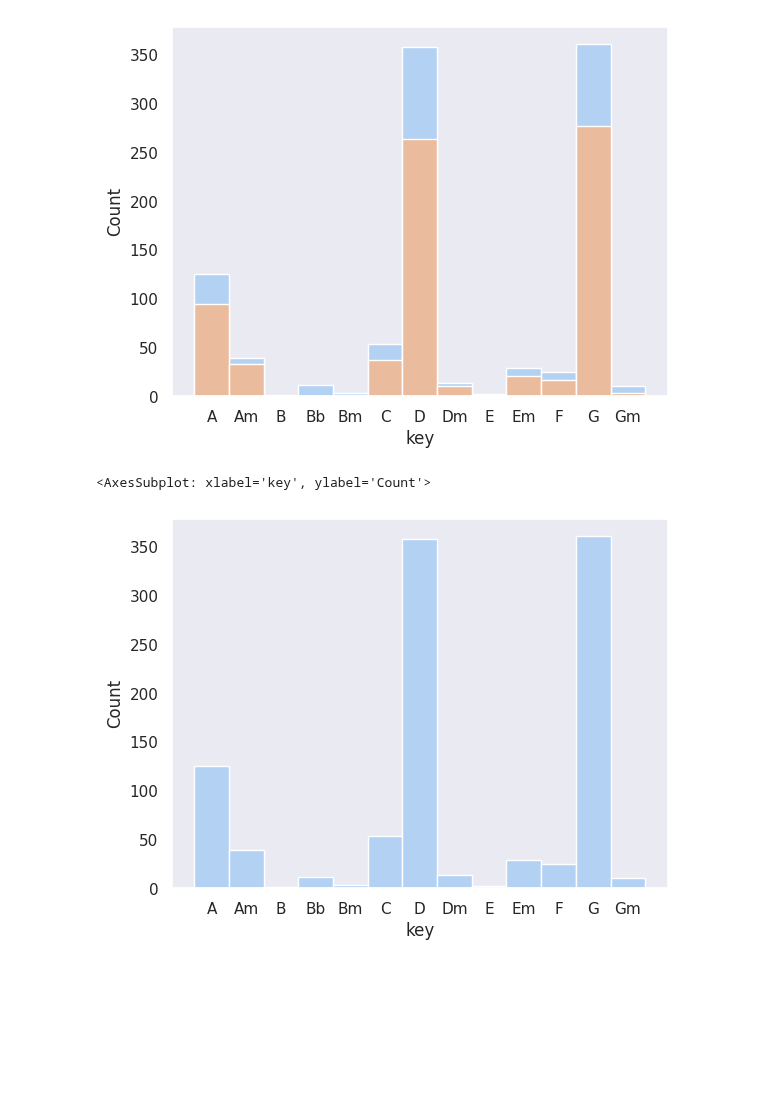
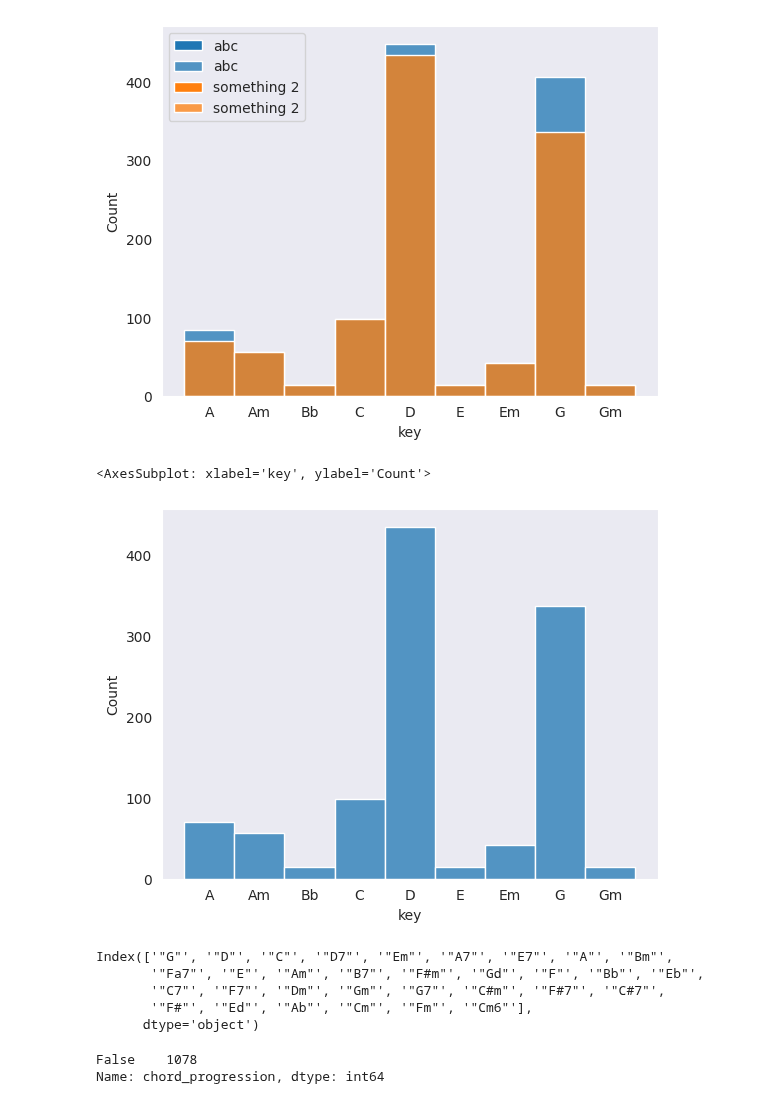
Before and after one commit to DavidNogales/DeepEarTraining, a Jupyter notebook: training_lab/notebooks/EDA_nottingham.ipynb, the cells around one changed output. Cells and saved outputs as stored; diff of their text form; code cells hidden in the pictures; blank space fills up the shorter version.

Commit message:
Cleaning functions

```diff
--- a/training_lab/notebooks/EDA_nottingham.ipynb
+++ b/training_lab/notebooks/EDA_nottingham.ipynb
@@ -210,25 +253,0 @@ sns.histplot(songs_df["key"].astype("category"))
-# %%
-chords_occurrences = songs_df[chords_names].sum()
-
-#for current_chord,sum_chords in chords_occurrences.items():
-#    print(current_chord,sum_chords)
-chords_names_least_occurrences = chords_occurrences[chords_occurrences<105].index.to_list()
-print("number chords least occurrences: ",len(chords_names_least_occurrences))
-
-mask_drop_songs_with_low_chords_sample = songs_df[chords_names_least_occurrences].apply(lambda row: row>0).any(axis=1)
-drop_num = mask_drop_songs_with_low_chords_sample.value_counts()
-print("number of values to be dropped:\n",drop_num)
-#chords_most_occurrences = songs_df[chords_names_least_occurrences].sum().sort_values(ascending=True)
-#for current_chord,sum_chords in chords_most_occurrences.items():
-#    print(current_chord,sum_chords)
-
-clean_songs_df = songs_df[~mask_drop_songs_with_low_chords_sample]
-clean_songs_df = clean_songs_df.reset_index(drop=True)
-
-mask_no_chord_progression = clean_songs_df["chord_progression"].str.len()>20
-clean_songs_df = clean_songs_df[mask_no_chord_progression]
-clean_songs_df = clean_songs_df.reset_index(drop=True)
-for song in clean_songs_df["chord_progression"]:
-    print(song)
-    print("**"*10)
-clean_songs_df
@@ -266,13 +254,26 @@ dtype: int64
 # %%
-fig, ax = plt.subplots()
-ax = sns.histplot(songs_df["key"].astype("category"),ax=ax)
-ax = sns.histplot(clean_songs_df["key"].astype("category"), ax=ax)
-
+#fig, ax = plt.subplots()
+ax = sns.histplot(songs_df["key"].astype("category"),label="abc")
+ax = sns.histplot(clean_songs_df["key"].astype("category"), ax=ax,label="something 2")
+ax.legend()
 plt.show()
 # %% [output]
-[figure, old version]
+[figure, new version]
 # %%
-sns.histplot(songs_df["key"].astype("category"))
+sns.histplot(clean_songs_df["key"].astype("category"))
 # %% [output]
 <AxesSubplot: xlabel='key', ylabel='Count'>
-[figure, old version]
+[figure, new version]
+# %%
+clean_songs_df.columns[clean_songs_df.columns.str.contains('"')]
+# %% [output]
+Index(['"G"', '"D"', '"C"', '"D7"', '"Em"', '"A7"', '"E7"', '"A"', '"Bm"',
+       '"Fa7"', '"E"', '"Am"', '"B7"', '"F#m"', '"Gd"', '"F"', '"Bb"', '"Eb"',
+       '"C7"', '"F7"', '"Dm"', '"Gm"', '"G7"', '"C#m"', '"F#7"', '"C#7"',
+       '"F#"', '"Ed"', '"Ab"', '"Cm"', '"Fm"', '"Cm6"'],
+      dtype='object')
+# %%
+print(clean_songs_df["chord_progression"].str.contains("segno").value_counts())
+# %% [output]
+False    1078
+Name: chord_progression, dtype: int64
```
Also changed, not shown: parts of 5 cells of this notebook.
